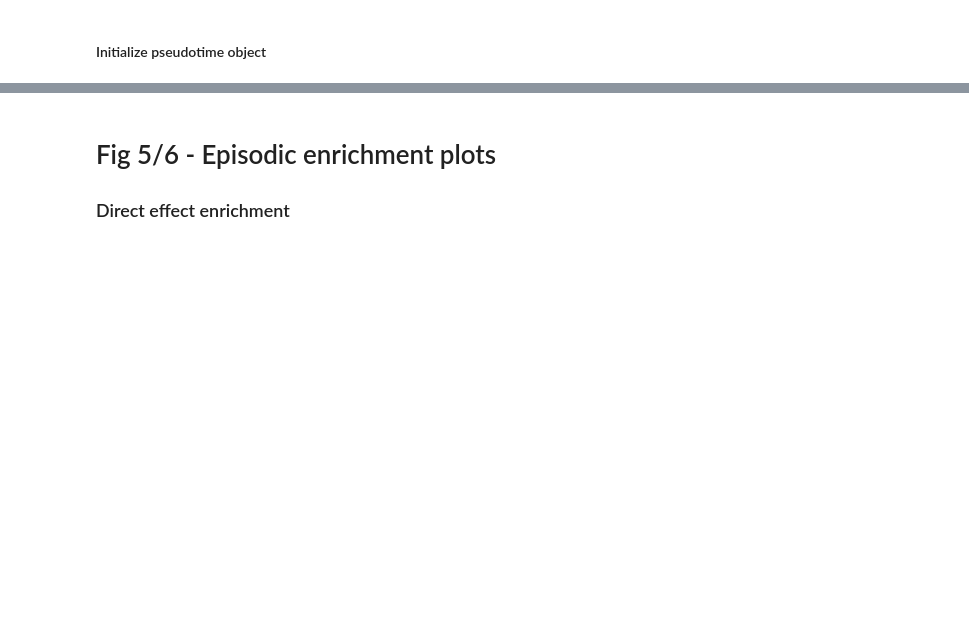
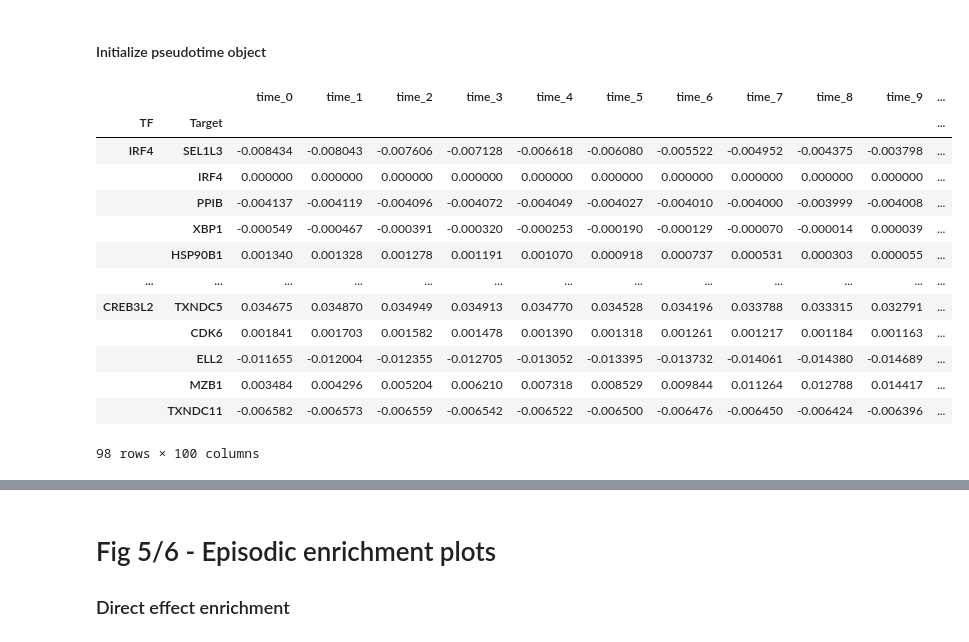
Before and after one commit to sachha-naksha/B_Cell_States, a Jupyter notebook: multiome_dynamic_regulation/py_scripts/analysis/plotting_code.ipynb, the cells around one changed output, grey strips where cells are left out. Saved outputs shown, nothing was run; the diff lists cells and outputs as text; code cells hidden in the pictures; blank space fills up the shorter version.

```diff
--- a/multiome_dynamic_regulation/py_scripts/analysis/plotting_code.ipynb
+++ b/multiome_dynamic_regulation/py_scripts/analysis/plotting_code.ipynb
@@ -245,12 +245,29 @@ GC_links_plotting = [('ARID5B','PIKFYVE'),('ARID5B','PDE4D'),('IRF4','PAX5'),('N
 #### Initialize pseudotime object
 # %%
 pseudotime_object = SmoothedCurves(dictys_dynamic_object,
-    trajectory_range=(0,3),
+    trajectory_range=(0,2),
     num_points=100,
     dist=0.0005,
     sparsity=0.01)
 # %%
-beta_curves, dtime = pseudotime_object.get_beta_curves(GC_links_plotting, varname='w_in')
+beta_curves, dtime = pseudotime_object.get_beta_curves(PB_links_plotting, varname='w_in')
+# %%
+display(beta_curves)
+# %% [output]
+|  |  | time_0 | time_1 | time_2 | time_3 | time_4 | time_5 | time_6 | time_7 | time_8 | time_9 | ... |
+| TF | Target |  |  |  |  |  |  |  |  |  |  | ... |
+| IRF4 | SEL1L3 | -0.008434 | -0.008043 | -0.007606 | -0.007128 | -0.006618 | -0.006080 | -0.005522 | -0.004952 | -0.004375 | -0.003798 | ... |
+|  | IRF4 | 0.000000 | 0.000000 | 0.000000 | 0.000000 | 0.000000 | 0.000000 | 0.000000 | 0.000000 | 0.000000 | 0.000000 | ... |
+|  | PPIB | -0.004137 | -0.004119 | -0.004096 | -0.004072 | -0.004049 | -0.004027 | -0.004010 | -0.004000 | -0.003999 | -0.004008 | ... |
+|  | XBP1 | -0.000549 | -0.000467 | -0.000391 | -0.000320 | -0.000253 | -0.000190 | -0.000129 | -0.000070 | -0.000014 | 0.000039 | ... |
+|  | HSP90B1 | 0.001340 | 0.001328 | 0.001278 | 0.001191 | 0.001070 | 0.000918 | 0.000737 | 0.000531 | 0.000303 | 0.000055 | ... |
+| ... | ... | ... | ... | ... | ... | ... | ... | ... | ... | ... | ... | ... |
+| CREB3L2 | TXNDC5 | 0.034675 | 0.034870 | 0.034949 | 0.034913 | 0.034770 | 0.034528 | 0.034196 | 0.033788 | 0.033315 | 0.032791 | ... |
+|  | CDK6 | 0.001841 | 0.001703 | 0.001582 | 0.001478 | 0.001390 | 0.001318 | 0.001261 | 0.001217 | 0.001184 | 0.001163 | ... |
+|  | ELL2 | -0.011655 | -0.012004 | -0.012355 | -0.012705 | -0.013052 | -0.013395 | -0.013732 | -0.014061 | -0.014380 | -0.014689 | ... |
+|  | MZB1 | 0.003484 | 0.004296 | 0.005204 | 0.006210 | 0.007318 | 0.008529 | 0.009844 | 0.011264 | 0.012788 | 0.014417 | ... |
+|  | TXNDC11 | -0.006582 | -0.006573 | -0.006559 | -0.006542 | -0.006522 | -0.006500 | -0.006476 | -0.006450 | -0.006424 | -0.006396 | ... |
+98 rows × 100 columns
 # %%
 # get the expression curves of the TFs in the specified links
 tf_expression, _ = pseudotime_object.get_smoothed_curves(mode='tf_expression')
```
Also changed, not shown: parts of 7 cells of this notebook, 4 other files.
